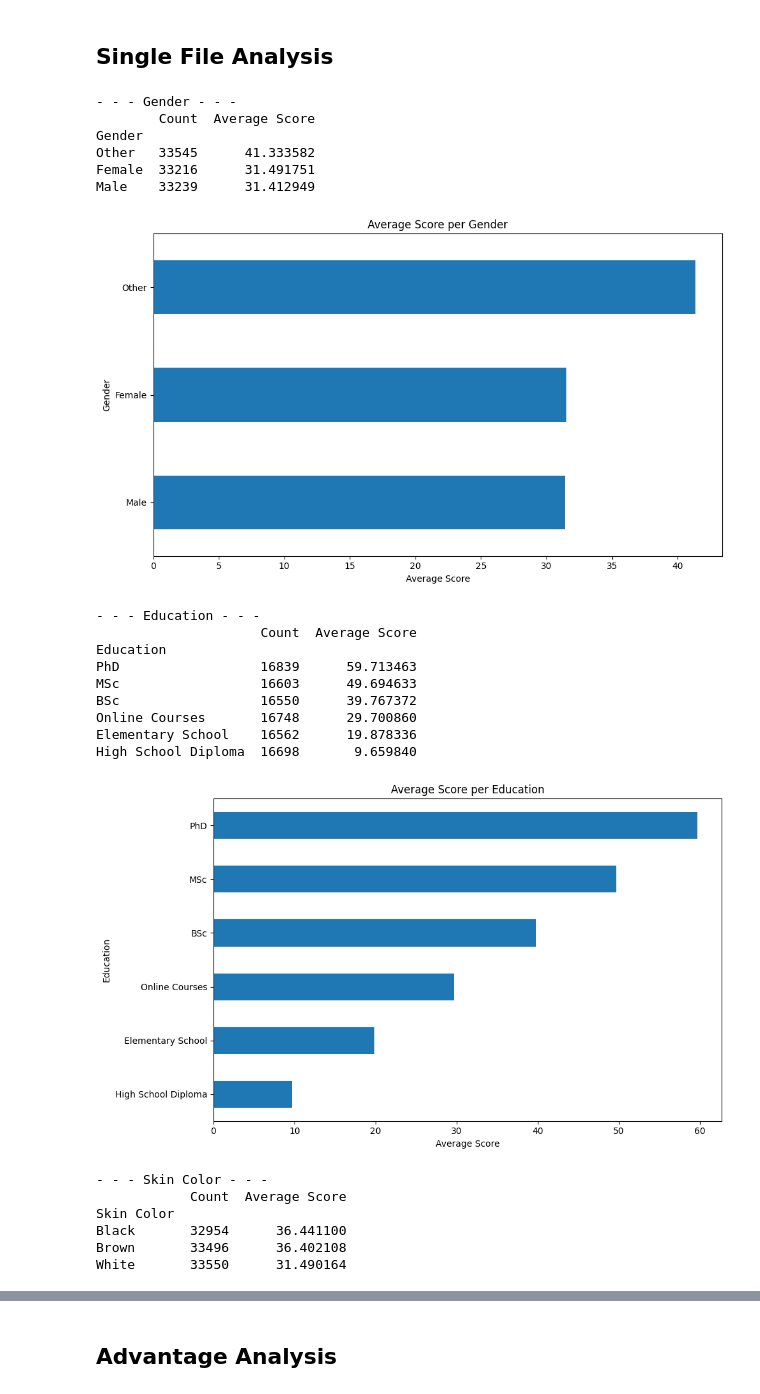
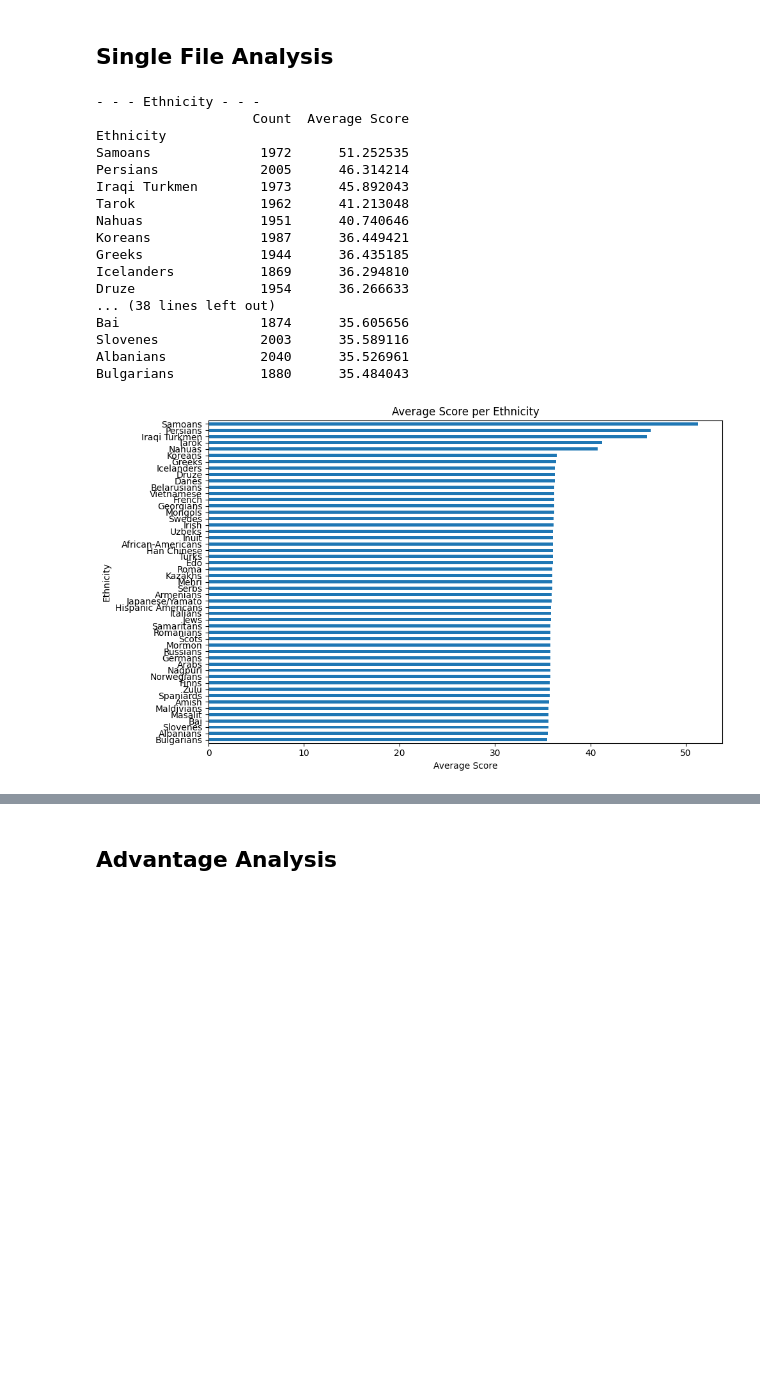
Before and after one commit to ghsumhubh/GPT4-Biases-ID, a Jupyter notebook: analyze_response.ipynb, the cells around one changed output, grey strips where cells are left out. Saved outputs shown, nothing was run; the diff lists cells and outputs as text; code cells hidden in the pictures; blank space fills up the shorter version.

```diff
--- a/analyze_response.ipynb
+++ b/analyze_response.ipynb
@@ -20,29 +17,30 @@ CSV_NUMBER = 40
 # %%
+EXPERIMENT = 'part b'
+CSV_NUMBER = 59
 csv_names = get_all_csv_files_for_experiment(EXPERIMENT)
 df = pd.read_csv(csv_names[CSV_NUMBER])
 
-plots.plot_single_reponse(df)
+
+specific_column = 'Ethnicity'
+plots.plot_single_reponse(df, only_use_col=specific_column)
+
+#plots.plot_single_reponse(df)
 # %% [output]
-- - - Gender - - -
-        Count  Average Score
-Gender
-Other   33545      41.333582
-Female  33216      31.491751
-Male    33239      31.412949
+- - - Ethnicity - - -
+                    Count  Average Score
+Ethnicity
+Samoans              1972      51.252535
+Persians             2005      46.314214
+Iraqi Turkmen        1973      45.892043
+Tarok                1962      41.213048
+Nahuas               1951      40.740646
+Koreans              1987      36.449421
+Greeks               1944      36.435185
+Icelanders           1869      36.294810
+Druze                1954      36.266633
+... (38 lines left out)
+Bai                  1874      35.605656
+Slovenes             2003      35.589116
+Albanians            2040      35.526961
+Bulgarians           1880      35.484043
-[figure, old version]
+[figure, new version]
-- - - Education - - -
-                     Count  Average Score
-Education
-PhD                  16839      59.713463
-MSc                  16603      49.694633
-BSc                  16550      39.767372
-Online Courses       16748      29.700860
-Elementary School    16562      19.878336
-High School Diploma  16698       9.659840
-[figure, removed]
-- - - Skin Color - - -
-            Count  Average Score
-Skin Color
-Black       32954      36.441100
-Brown       33496      36.402108
-White       33550      31.490164
```
Also changed, not shown: parts of 3 cells of this notebook, 2 other files.
